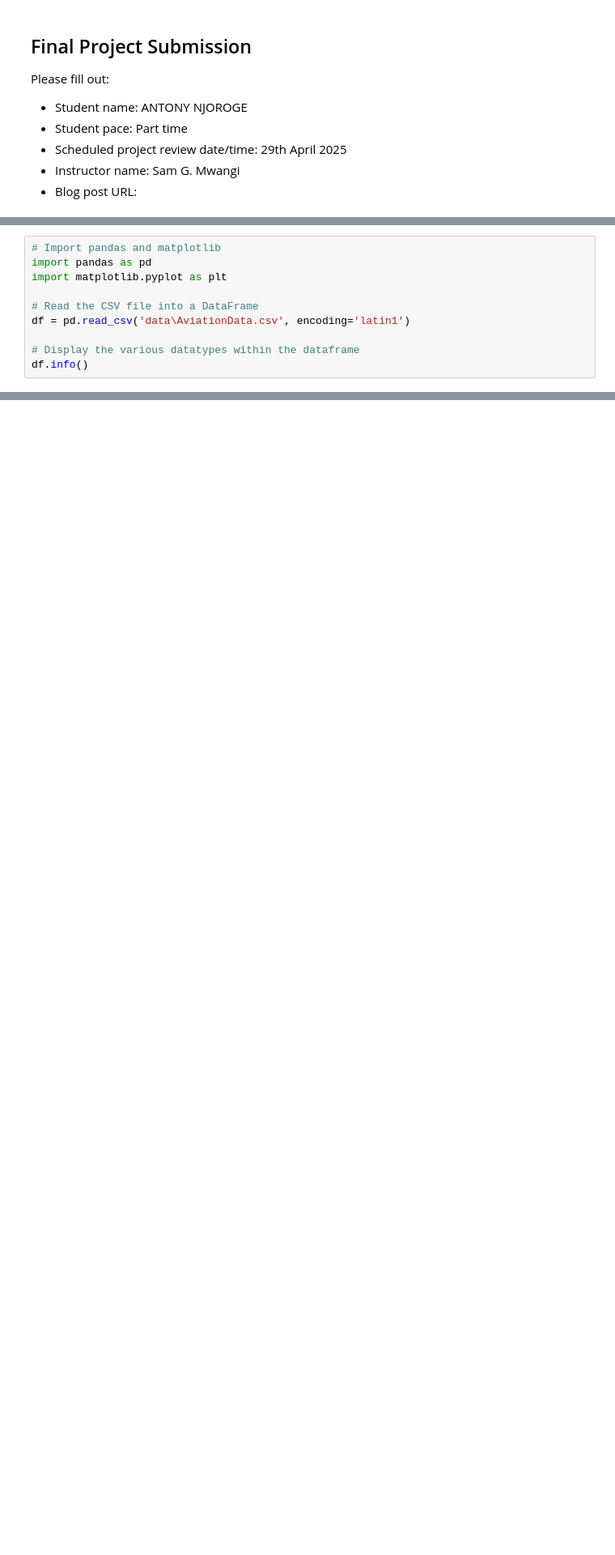
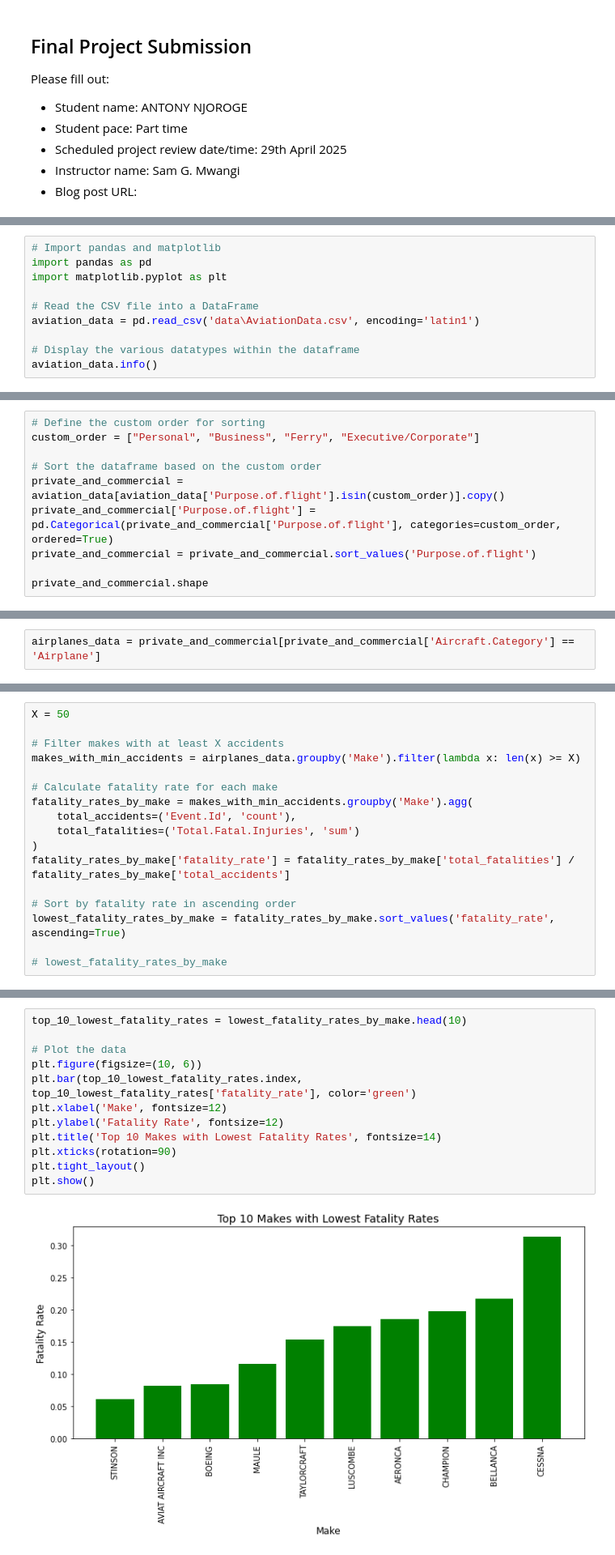
Before and after one commit to PrimeTonyCode/Phase_1_Project, a Jupyter notebook: student.ipynb, the cells around one changed output, grey strips where cells are left out. Shown at 81% size. Drawn from its saved outputs; the diff is of its cells as text; blank space fills up the shorter version.

```diff
--- a/student.ipynb
+++ b/student.ipynb
@@ -39,8 +30,8 @@ import pandas as pd
 import matplotlib.pyplot as plt
 
 # Read the CSV file into a DataFrame
-df = pd.read_csv('data\AviationData.csv', encoding='latin1')
+aviation_data = pd.read_csv('data\AviationData.csv', encoding='latin1')
 
 # Display the various datatypes within the dataframe
-df.info()
+aviation_data.info()
 # %% [output]
@@ -84,0 +93,10 @@ df = df.apply(lambda x: x.str.strip() if x.dtype == "object" else x)
+# %%
+# Define the custom order for sorting
+custom_order = ["Personal", "Business", "Ferry", "Executive/Corporate"]
+
+# Sort the dataframe based on the custom order
+private_and_commercial = aviation_data[aviation_data['Purpose.of.flight'].isin(custom_order)].copy()
+private_and_commercial['Purpose.of.flight'] = pd.Categorical(private_and_commercial['Purpose.of.flight'], categories=custom_order, ordered=True)
+private_and_commercial = private_and_commercial.sort_values('Purpose.of.flight')
+
+private_and_commercial.shape
@@ -84,0 +105,2 @@ df = df.apply(lambda x: x.str.strip() if x.dtype == "object" else x)
+# %%
+airplanes_data = private_and_commercial[private_and_commercial['Aircraft.Category'] == 'Airplane']
@@ -84,0 +113,17 @@ df = df.apply(lambda x: x.str.strip() if x.dtype == "object" else x)
+# %%
+X = 50
+
+# Filter makes with at least X accidents
+makes_with_min_accidents = airplanes_data.groupby('Make').filter(lambda x: len(x) >= X)
+
+# Calculate fatality rate for each make
+fatality_rates_by_make = makes_with_min_accidents.groupby('Make').agg(
+    total_accidents=('Event.Id', 'count'),
+    total_fatalities=('Total.Fatal.Injuries', 'sum')
+)
+fatality_rates_by_make['fatality_rate'] = fatality_rates_by_make['total_fatalities'] / fatality_rates_by_make['total_accidents']
+
+# Sort by fatality rate in ascending order
+lowest_fatality_rates_by_make = fatality_rates_by_make.sort_values('fatality_rate', ascending=True)
+
+# lowest_fatality_rates_by_make
@@ -84,0 +203,14 @@ df = df.apply(lambda x: x.str.strip() if x.dtype == "object" else x)
+# %%
+top_10_lowest_fatality_rates = lowest_fatality_rates_by_make.head(10)
+
+# Plot the data
+plt.figure(figsize=(10, 6))
+plt.bar(top_10_lowest_fatality_rates.index, top_10_lowest_fatality_rates['fatality_rate'], color='green')
+plt.xlabel('Make', fontsize=12)
+plt.ylabel('Fatality Rate', fontsize=12)
+plt.title('Top 10 Makes with Lowest Fatality Rates', fontsize=14)
+plt.xticks(rotation=90)
+plt.tight_layout()
+plt.show()
+# %% [output]
+[figure, added]
```
Also changed, not shown: parts of 19 cells of this notebook, 1 other file.
